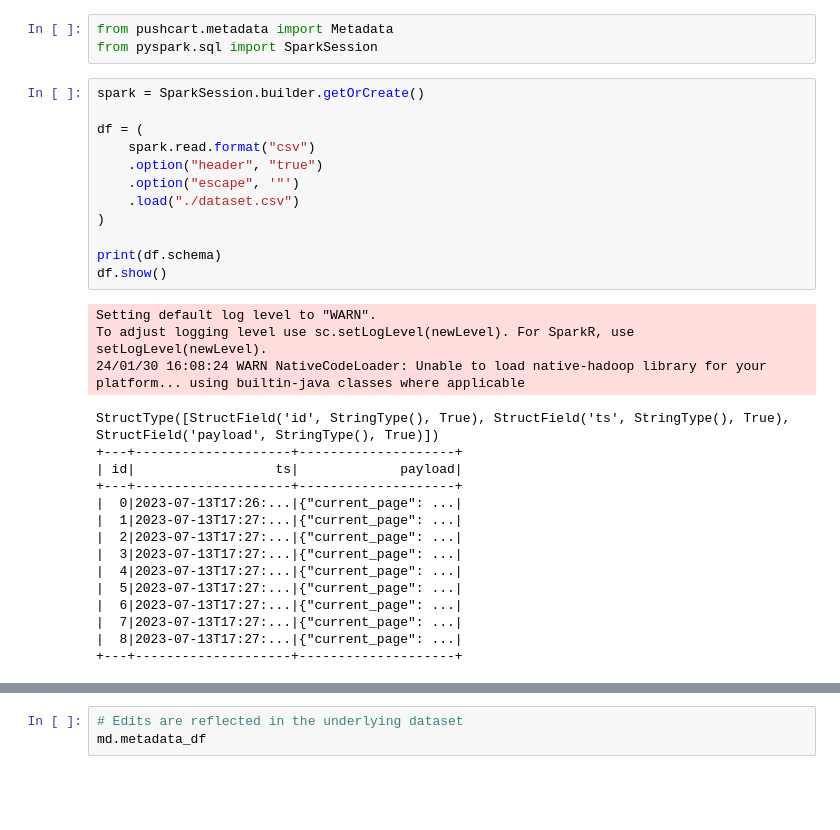
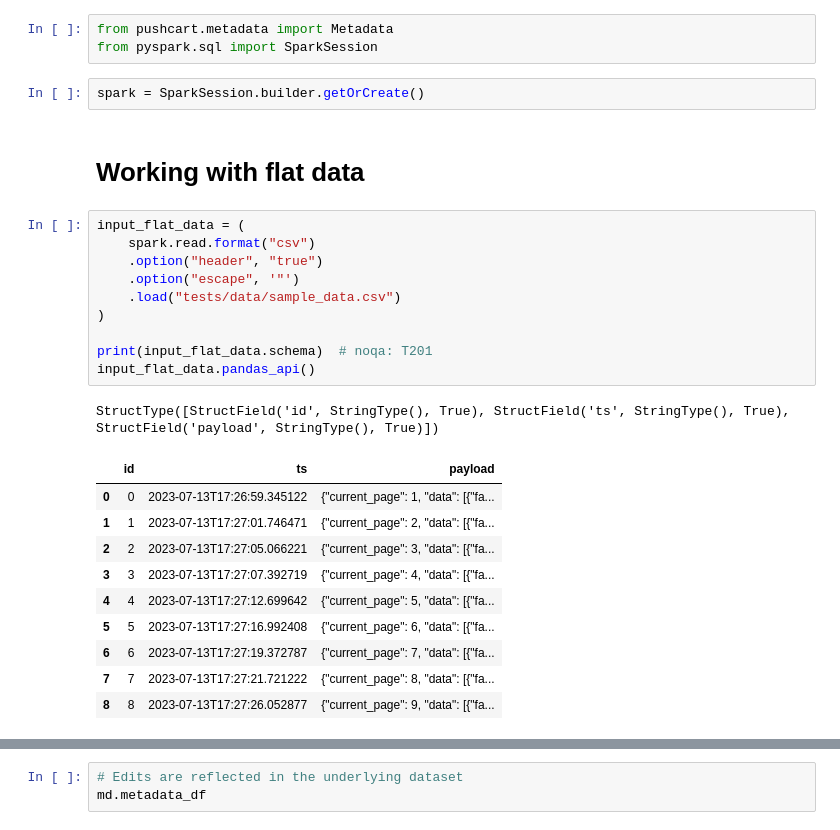
Before and after one commit to GeorgelPreput/pushcart, a Jupyter notebook: examples/metadata.ipynb, the cells around one changed output, grey strips where cells are left out. Drawn from its saved outputs; the diff is of its cells as text; blank space fills up the shorter version.

```diff
--- a/examples/metadata.ipynb
+++ b/examples/metadata.ipynb
@@ -1,34 +1,30 @@
 # %%
 from pushcart.metadata import Metadata
 from pyspark.sql import SparkSession
+# %%
+spark = SparkSession.builder.getOrCreate()
+# %% [markdown]
+# Working with flat data
 # %%
-spark = SparkSession.builder.getOrCreate()
-
-df = (
+input_flat_data = (
     spark.read.format("csv")
     .option("header", "true")
     .option("escape", '"')
-    .load("./dataset.csv")
+    .load("tests/data/sample_data.csv")
 )
 
-print(df.schema)
-df.show()
+print(input_flat_data.schema)  # noqa: T201
+input_flat_data.pandas_api()
 # %% [output]
-Setting default log level to "WARN".
-To adjust logging level use sc.setLogLevel(newLevel). For SparkR, use setLogLevel(newLevel).
-24/01/30 16:08:24 WARN NativeCodeLoader: Unable to load native-hadoop library for your platform... using builtin-java classes where applicable
+StructType([StructField('id', StringType(), True), StructField('ts', StringType(), True), StructField('payload', StringType(), True)])
-StructType([StructField('id', StringType(), True), StructField('ts', StringType(), True), StructField('payload', StringType(), True)])
-+---+--------------------+--------------------+
-| id|                  ts|             payload|
-+---+--------------------+--------------------+
-|  0|2023-07-13T17:26:...|{"current_page": ...|
-|  1|2023-07-13T17:27:...|{"current_page": ...|
-|  2|2023-07-13T17:27:...|{"current_page": ...|
-|  3|2023-07-13T17:27:...|{"current_page": ...|
-|  4|2023-07-13T17:27:...|{"current_page": ...|
-|  5|2023-07-13T17:27:...|{"current_page": ...|
-|  6|2023-07-13T17:27:...|{"current_page": ...|
-|  7|2023-07-13T17:27:...|{"current_page": ...|
-|  8|2023-07-13T17:27:...|{"current_page": ...|
-+---+--------------------+--------------------+
+|  | id | ts | payload |
+| 0 | 0 | 2023-07-13T17:26:59.345122 | {"current_page": 1, "data": [{"fa... |
+| 1 | 1 | 2023-07-13T17:27:01.746471 | {"current_page": 2, "data": [{"fa... |
+| 2 | 2 | 2023-07-13T17:27:05.066221 | {"current_page": 3, "data": [{"fa... |
+| 3 | 3 | 2023-07-13T17:27:07.392719 | {"current_page": 4, "data": [{"fa... |
+| 4 | 4 | 2023-07-13T17:27:12.699642 | {"current_page": 5, "data": [{"fa... |
+| 5 | 5 | 2023-07-13T17:27:16.992408 | {"current_page": 6, "data": [{"fa... |
+| 6 | 6 | 2023-07-13T17:27:19.372787 | {"current_page": 7, "data": [{"fa... |
+| 7 | 7 | 2023-07-13T17:27:21.721222 | {"current_page": 8, "data": [{"fa... |
+| 8 | 8 | 2023-07-13T17:27:26.052877 | {"current_page": 9, "data": [{"fa... |
 # %%
```
Also changed, not shown: parts of 20 cells of this notebook, 53 other files.
